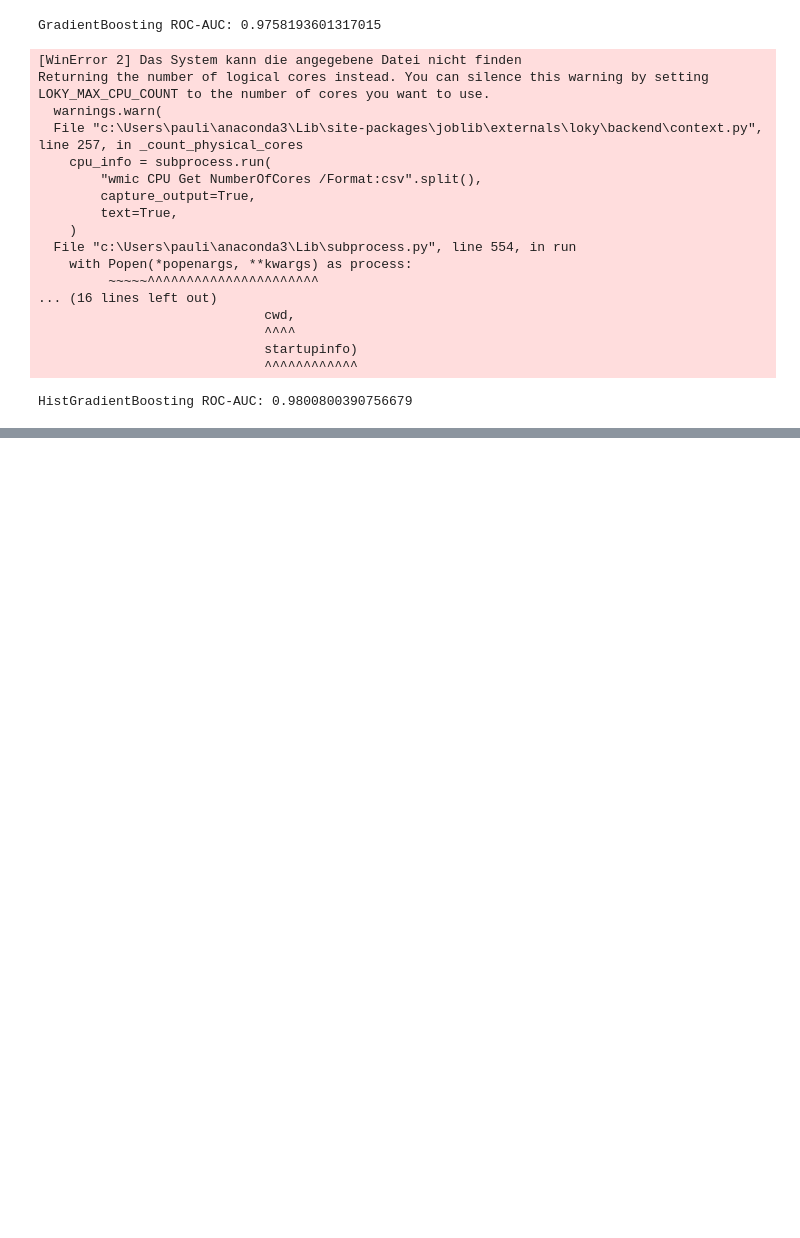
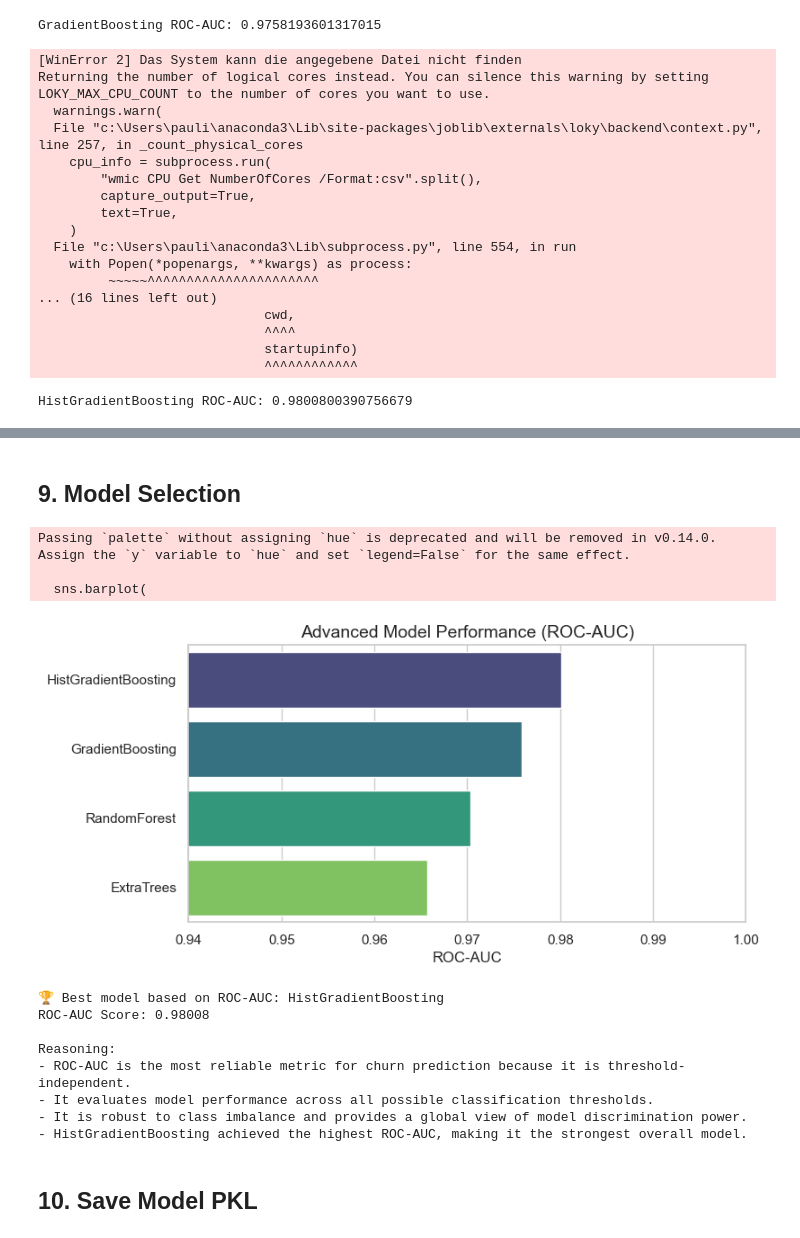
Before and after one commit to PaulinaMamiaga/customer-churn-intelligence-system, a Jupyter notebook: notebooks/03_modeling_and_evaluation.ipynb, the cells around one changed output, grey strips where cells are left out. Cells and saved outputs as stored; diff of their text form; code cells hidden in the pictures; blank space fills up the shorter version.

Commit message:
# Update Modeling & Evaluation

```diff
--- a/notebooks/03_modeling_and_evaluation.ipynb
+++ b/notebooks/03_modeling_and_evaluation.ipynb
@@ -401,0 +404,20 @@ HistGradientBoosting ROC-AUC: 0.9800800390756679
+# %%
+# 8.1 Compute Additional Metrics (Precision, Recall, F1, PR‑AUC)
+from sklearn.metrics import (
+    precision_score, recall_score, f1_score,
+    average_precision_score
+)
+
+def compute_metrics(y_true, y_pred_proba, threshold=0.5):
+    y_pred = (y_pred_proba >= threshold).astype(int)
+    return {
+        "Precision": round(precision_score(y_true, y_pred), 4),
+        "Recall": round(recall_score(y_true, y_pred), 4),
+        "F1": round(f1_score(y_true, y_pred), 4),
+        "PR-AUC": round(average_precision_score(y_true, y_pred_proba), 6)
+    }
+
+rf_metrics = compute_metrics(y_test, rf_pred)
+et_metrics = compute_metrics(y_test, et_pred)
+gb_metrics = compute_metrics(y_test, gb_pred)
+hgb_metrics = compute_metrics(y_test, hgb_pred)
@@ -401,0 +461,54 @@ HistGradientBoosting ROC-AUC: 0.9800800390756679
+# %% [markdown]
+## **9. Model Selection**
+# %%
+# Best Model Selection (base on ROC‑AUC for accuracy)
+
+plt.figure(figsize=(8, 4))
+sns.barplot(
+    data=advanced_results,
+    x="ROC-AUC",
+    y="Model",
+    palette="viridis"
+)
+
+plt.title("Advanced Model Performance (ROC-AUC)", fontsize=14)
+plt.xlabel("ROC-AUC")
+plt.ylabel("")
+plt.xlim(0.94, 1.0)
+plt.show()
+
+roc_results = pd.DataFrame([
+    {"Model": "HistGradientBoosting", "ROC-AUC": round(hgb_auc, 6)},
+    {"Model": "GradientBoosting", "ROC-AUC": round(gb_auc, 6)},
+    {"Model": "RandomForest", "ROC-AUC": round(rf_auc, 6)},
+    {"Model": "ExtraTrees", "ROC-AUC": round(et_auc, 6)}
+])
+
+roc_results = roc_results.sort_values(by="ROC-AUC", ascending=False).reset_index(drop=True)
+roc_results
+
+best_model = roc_results.iloc[0]
+
+print(f"🏆 Best model based on ROC-AUC: {best_model['Model']}")
+print(f"ROC-AUC Score: {best_model['ROC-AUC']}")
+
+print("\nReasoning:")
+print("- ROC-AUC is the most reliable metric for churn prediction because it is threshold-independent.")
+print("- It evaluates model performance across all possible classification thresholds.")
+print("- It is robust to class imbalance and provides a global view of model discrimination power.")
+print(f"- {best_model['Model']} achieved the highest ROC-AUC, making it the strongest overall model.")
+# %% [output]
+Passing `palette` without assigning `hue` is deprecated and will be removed in v0.14.0. Assign the `y` variable to `hue` and set `legend=False` for the same effect.
+
+  sns.barplot(
+[figure, added]
+🏆 Best model based on ROC-AUC: HistGradientBoosting
+ROC-AUC Score: 0.98008
+
+Reasoning:
+- ROC-AUC is the most reliable metric for churn prediction because it is threshold-independent.
+- It evaluates model performance across all possible classification thresholds.
+- It is robust to class imbalance and provides a global view of model discrimination power.
+- HistGradientBoosting achieved the highest ROC-AUC, making it the strongest overall model.
+# %% [markdown]
+## **10. Save Model PKL**
```
Also changed, not shown: parts of 5 cells of this notebook.
